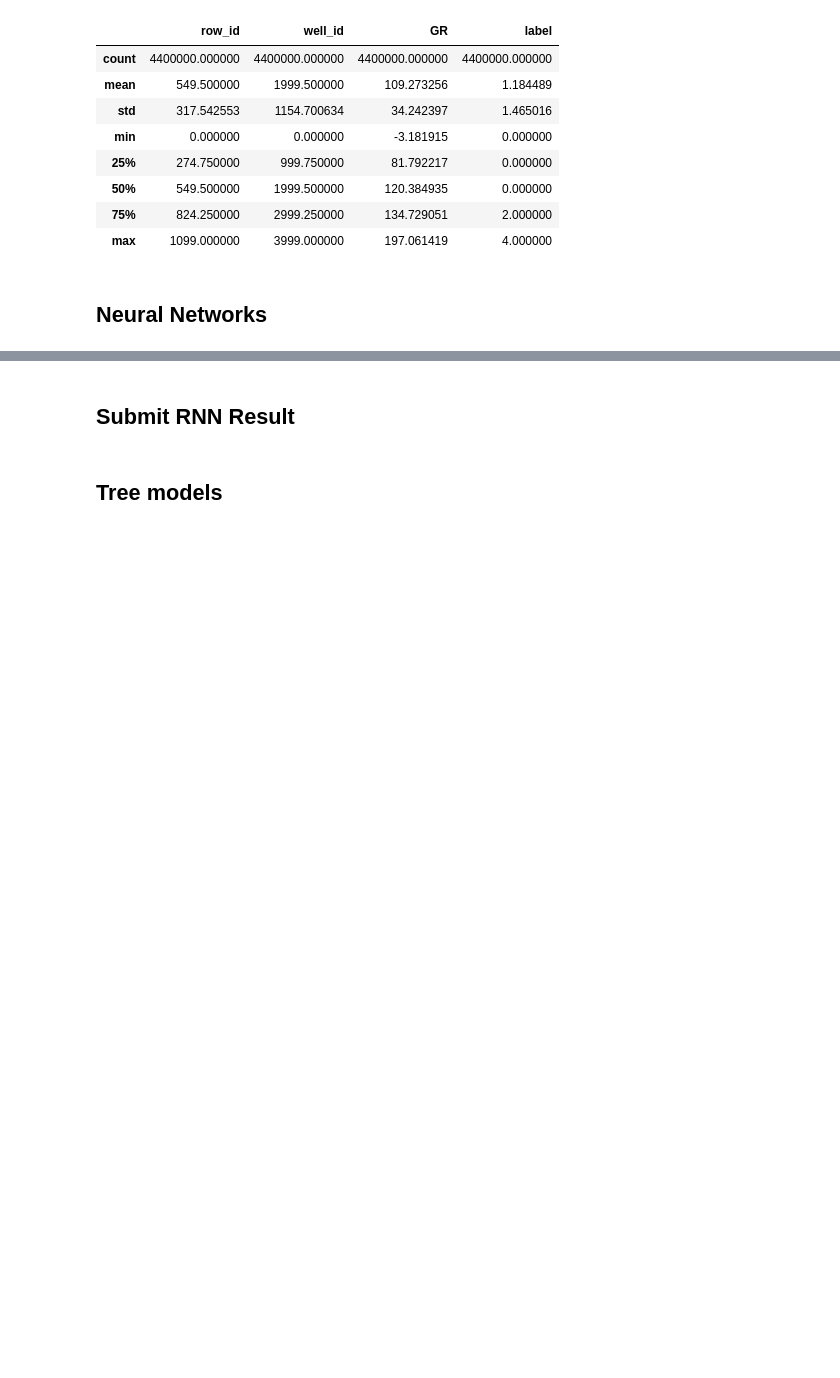
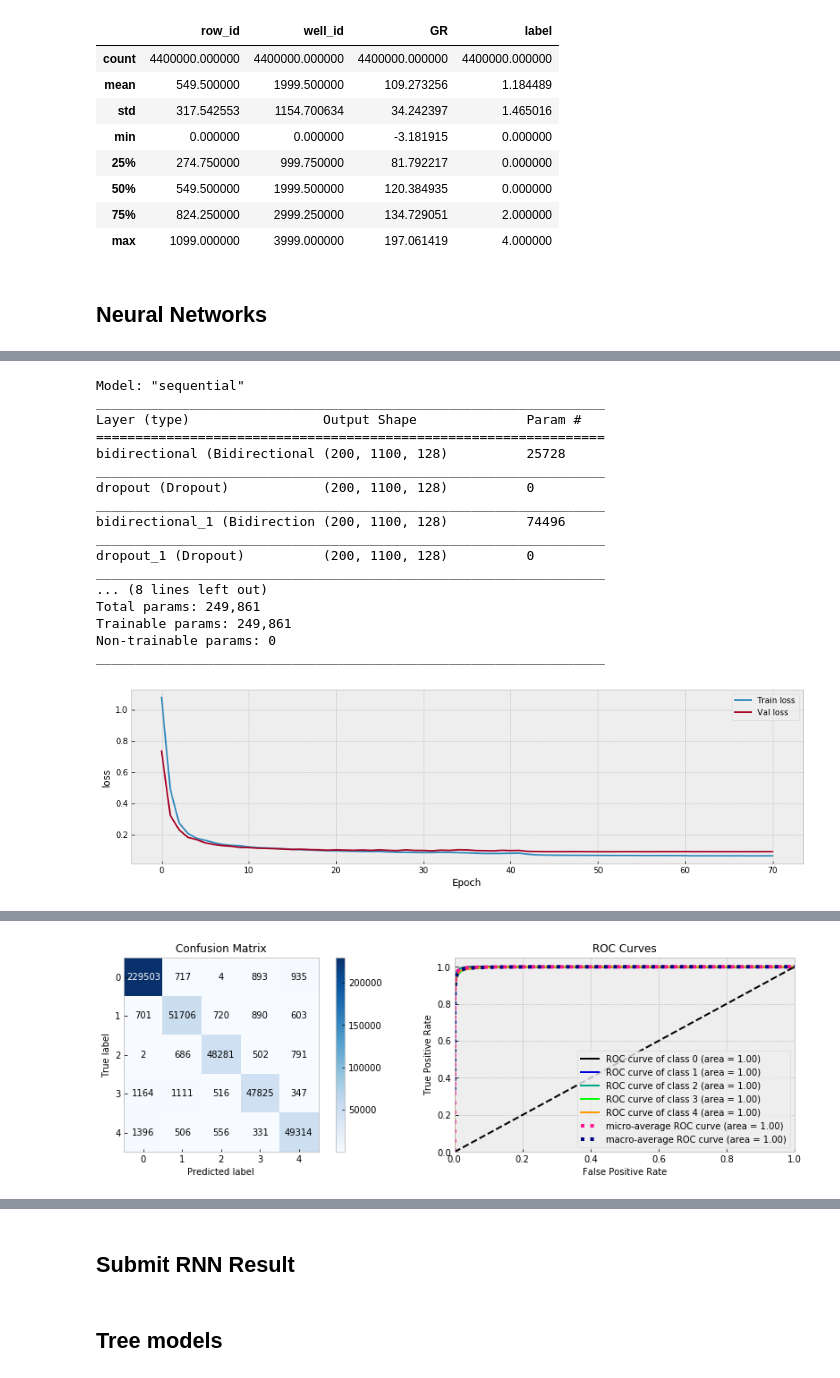
Before and after one commit to ABV-Hub/crowdanalytix, a Jupyter notebook: workinprogress.ipynb, the cells around one changed output, grey strips where cells are left out. Cells and saved outputs as stored; diff of their text form; code cells hidden in the pictures; blank space fills up the shorter version.

```diff
--- a/workinprogress.ipynb
+++ b/workinprogress.ipynb
@@ -332,0 +351,39 @@ Epoch 194/200
+# %%
+model = keras.models.load_model('my_checkpoint.h5')
+model.summary()
+
+plot_history(history, model.metrics_names)
+
+print(f'BS:{BS} train loss: {np.min(history.history["loss"]):.5f} val loss:{np.min(history.history["val_loss"]):.5f}')
+
+model.reset_states()
+
+cv_pred_proba = model.predict(X_cv, use_multiprocessing=True)
+cv_pred_proba = cv_pred_proba.reshape(-1, TARGET_TYPES)
+cv_pred = cv_pred_proba.argmax(axis=1)
+
+fig = plt.figure(figsize=(15,4))
+ax1 = fig.add_subplot(1, 2, 1)
+skplt.metrics.plot_confusion_matrix(y_cv, cv_pred, ax=ax1)
+ax2 = fig.add_subplot(1, 2, 2)
+skplt.metrics.plot_roc(y_cv, cv_pred_proba, ax=ax2)
+plt.show()
+# %% [output]
+Model: "sequential"
+_________________________________________________________________
+Layer (type)                 Output Shape              Param #
+=================================================================
+bidirectional (Bidirectional (200, 1100, 128)          25728
+_________________________________________________________________
+dropout (Dropout)            (200, 1100, 128)          0
+_________________________________________________________________
+bidirectional_1 (Bidirection (200, 1100, 128)          74496
+_________________________________________________________________
+dropout_1 (Dropout)          (200, 1100, 128)          0
+_________________________________________________________________
+... (8 lines left out)
+Total params: 249,861
+Trainable params: 249,861
+Non-trainable params: 0
+_________________________________________________________________
+[figure, added]
@@ -333,3 +391,4 @@ Epoch 194/200
+[figure, added]
 # %%
 model = keras.models.load_model('my_checkpoint.h5')
 model.summary()
```
Also changed, not shown: parts of 6 cells of this notebook.
